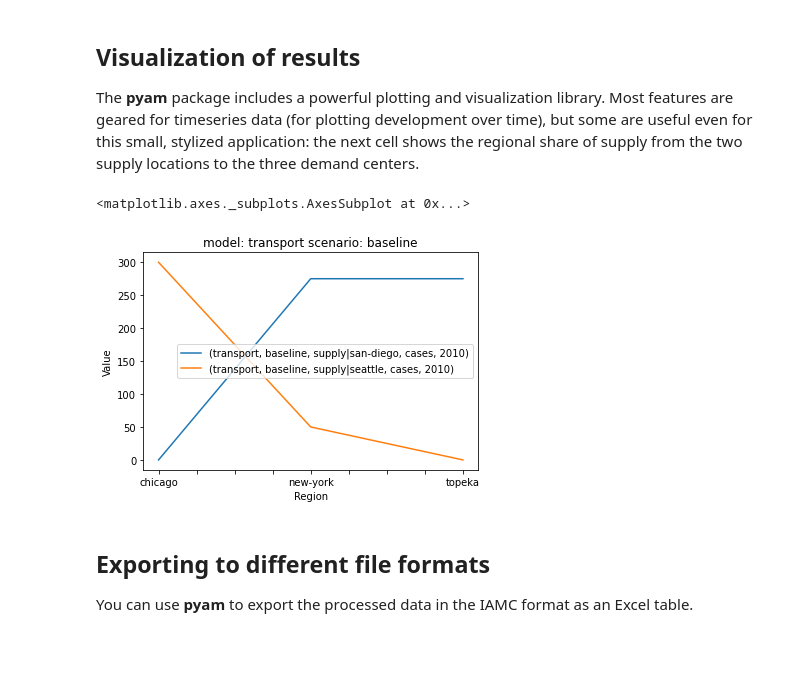
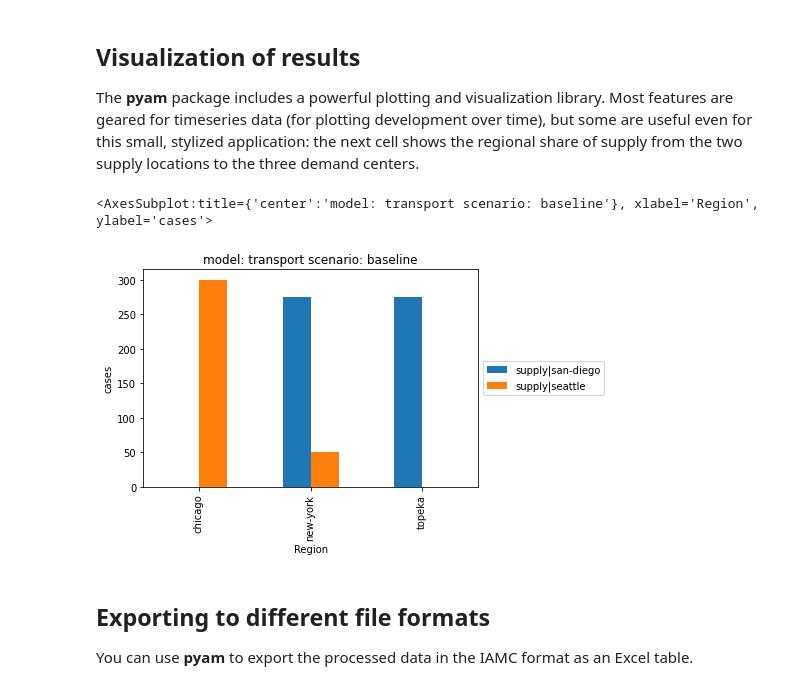
Before and after one commit to IAMconsortium/pyam, a Jupyter notebook: doc/source/tutorials/GAMS_to_pyam.ipynb, the cells around one changed output. Saved outputs shown, nothing was run; the diff lists cells and outputs as text; code cells hidden in the pictures; blank space fills up the shorter version.

```diff
--- a/doc/source/tutorials/GAMS_to_pyam.ipynb
+++ b/doc/source/tutorials/GAMS_to_pyam.ipynb
@@ -162,4 +167,5 @@ The first cell in this section reads the dataframe from the results and displays
 # %%
-x = gdx_to_pandas(gdx, 'x')
+x = gdx.to_dataframe('x')['elements']
+x['year'] = 2020
 x
 # %% [output]
@@ -180,7 +186,8 @@ and appending a new object to the results IamDataFrame concatening the 'type' co
 # %%
 x['type'] = 'supply'
 # %%
-df.append(x, variable=['type', 'i'], region='j', unit='cases', **args, inplace=True)
+df.append(x, variable=['type', 'i'], value='L',
+          region='j', unit='cases', **args, inplace=True)
 # %% [markdown]
 ### Market prices at the demand centers
 
@@ -187,0 +195,4 @@ The market prices can be determined from the marginal value of the demand-constr
+# %%
+demand = gdx.to_dataframe('demand', fields='M')['elements']
+demand['year'] = 2020
+demand
@@ -188,6 +204,6 @@ The market prices can be determined from the marginal value of the demand-constr
 # %%
-df.append(gdx_to_pandas(gdx, 'demand', attribute='marginal'),
-          variable='market price', region='j', unit='$/case', **args, inplace=True)
+df.append(demand, variable='market price', value='M',
+          region='j', unit='$/case', **args, inplace=True)
 # %%
 df.timeseries()
 # %% [output]
@@ -242,10 +258,10 @@ but some are useful even for this small, stylized application:
 the next cell shows the regional share of supply from the two supply locations
 to the three demand centers.
 # %%
-df.filter(variable='supply|*').line_plot(x='region')
+df.filter(variable='supply|*').bar_plot(x='region')
 # %% [output]
-<matplotlib.axes._subplots.AxesSubplot at 0x...>
+<AxesSubplot:title={'center':'model: transport scenario: baseline'}, xlabel='Region', ylabel='cases'>
-[figure, old version]
+[figure, new version]
 # %% [markdown]
 ## Exporting to different file formats
 
```
Also changed, not shown: parts of 19 cells of this notebook.
